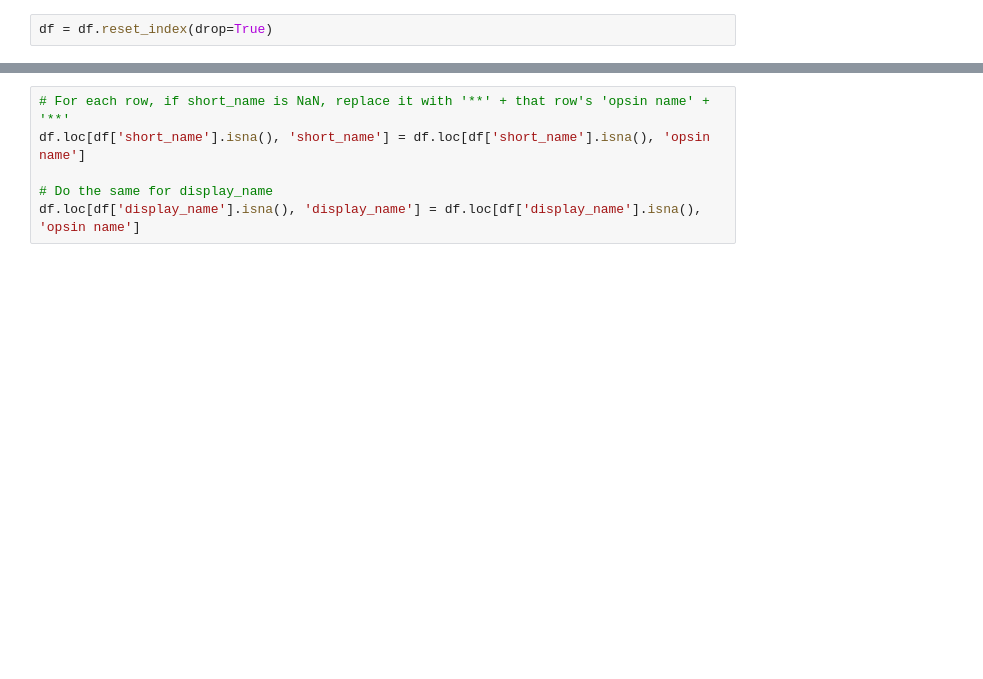
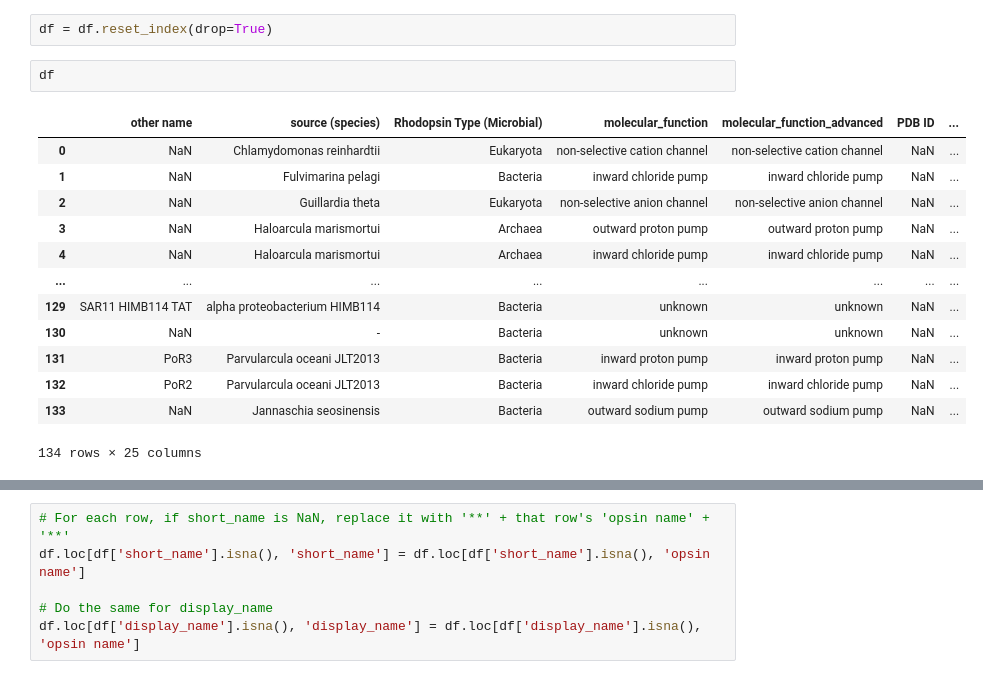
Before and after one commit to flurinh/MOGRN, a Jupyter notebook: prepare_yaml.ipynb, the cells around one changed output, grey strips where cells are left out. Saved outputs shown, nothing was run; the diff lists cells and outputs as text; blank space fills up the shorter version.

```diff
--- a/prepare_yaml.ipynb
+++ b/prepare_yaml.ipynb
@@ -19,4 +16,20 @@ Index(['remove', 'opsin name', 'other name', 'source (species)',
 df['seq'] = df['seq'].str.replace(' ', '')
 # %%
 df = df.reset_index(drop=True)
+# %%
+df
+# %% [output]
+|  | other name | source (species) | Rhodopsin Type (Microbial) | molecular_function | molecular_function_advanced | PDB ID | ... |
+| 0 | NaN | Chlamydomonas reinhardtii | Eukaryota | non-selective cation channel | non-selective cation channel | NaN | ... |
+| 1 | NaN | Fulvimarina pelagi | Bacteria | inward chloride pump | inward chloride pump | NaN | ... |
+| 2 | NaN | Guillardia theta | Eukaryota | non-selective anion channel | non-selective anion channel | NaN | ... |
+| 3 | NaN | Haloarcula marismortui | Archaea | outward proton pump | outward proton pump | NaN | ... |
+| 4 | NaN | Haloarcula marismortui | Archaea | inward chloride pump | inward chloride pump | NaN | ... |
+| ... | ... | ... | ... | ... | ... | ... | ... |
+| 129 | SAR11 HIMB114 TAT | alpha proteobacterium HIMB114 | Bacteria | unknown | unknown | NaN | ... |
+| 130 | NaN | - | Bacteria | unknown | unknown | NaN | ... |
+| 131 | PoR3 | Parvularcula oceani JLT2013 | Bacteria | inward proton pump | inward proton pump | NaN | ... |
+| 132 | PoR2 | Parvularcula oceani JLT2013 | Bacteria | inward chloride pump | inward chloride pump | NaN | ... |
+| 133 | NaN | Jannaschia seosinensis | Bacteria | outward sodium pump | outward sodium pump | NaN | ... |
+134 rows × 25 columns
 # %%
```
Also changed, not shown: parts of 18 cells of this notebook, 24 other files.
